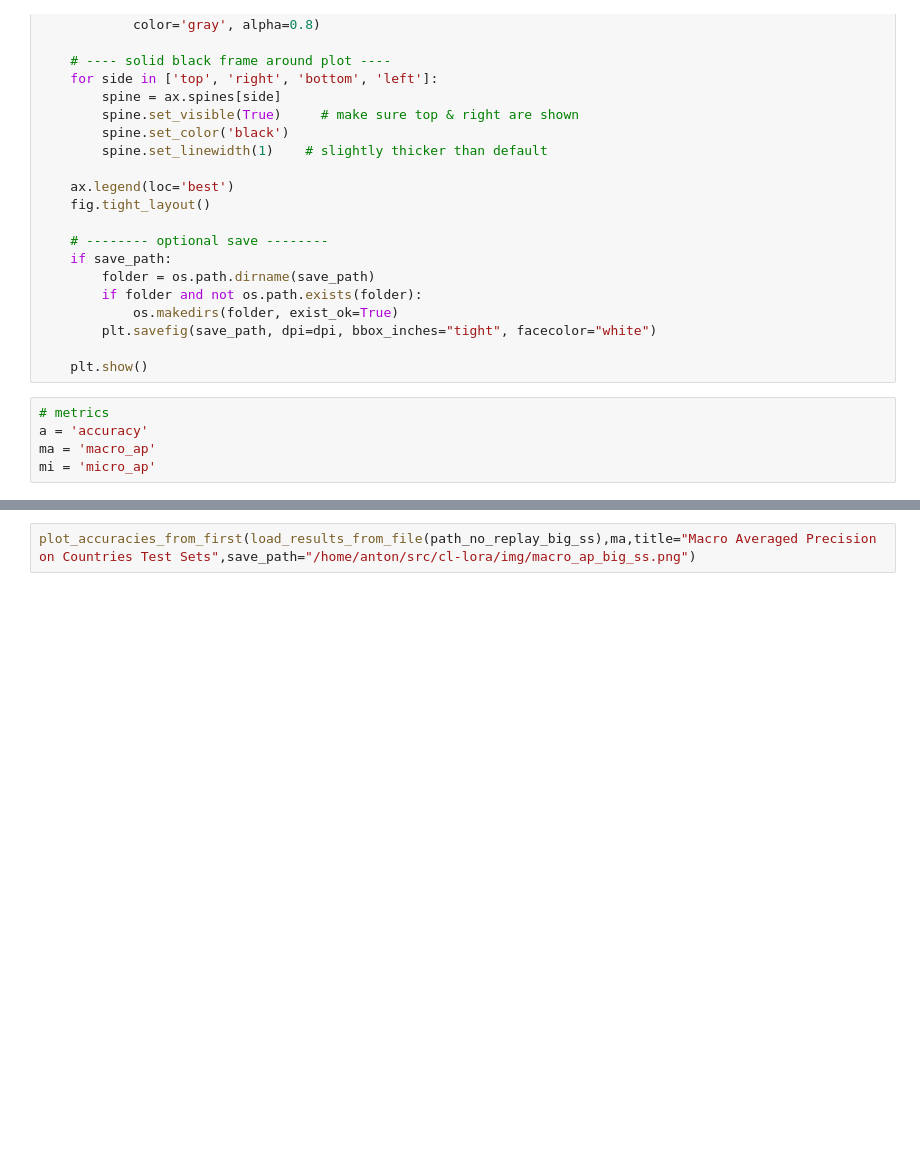
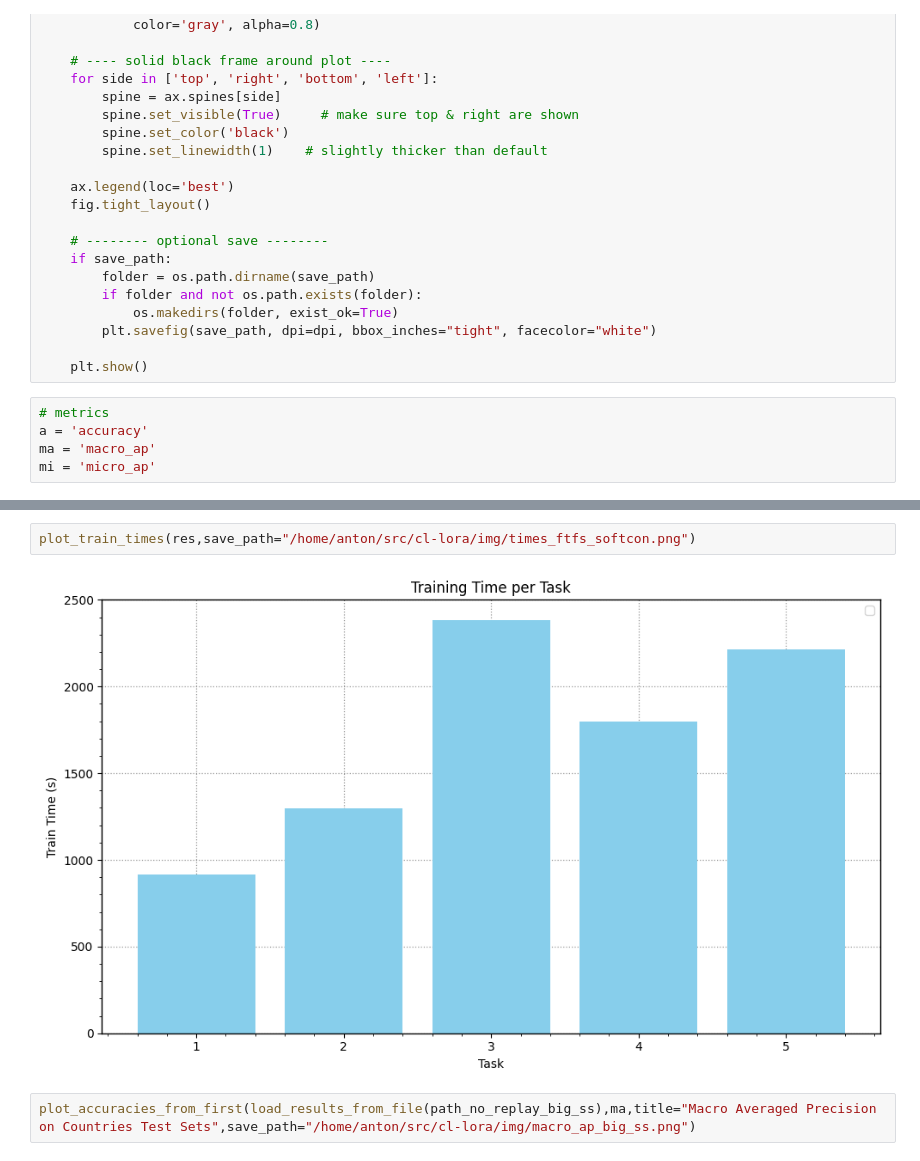
Before and after one commit to arnemaass/cl-lora, a Jupyter notebook: plots.ipynb, the cells around one changed output, grey strips where cells are left out. Cells and saved outputs as stored; diff of their text form; blank space fills up the shorter version.

```diff
--- a/plots.ipynb
+++ b/plots.ipynb
@@ -260,3 +316,7 @@ mi = 'micro_ap'
+# %%
+plot_train_times(res,save_path="/home/anton/src/cl-lora/img/times_ftfs_softcon.png")
+# %% [output]
+[figure, added]
 # %%
 plot_accuracies_from_first(load_results_from_file(path_no_replay_big_ss),ma,title="Macro Averaged Precision on Countries Test Sets",save_path="/home/anton/src/cl-lora/img/macro_ap_big_ss.png")
 # %% [output]
```
Also changed, not shown: parts of 7 cells of this notebook.
